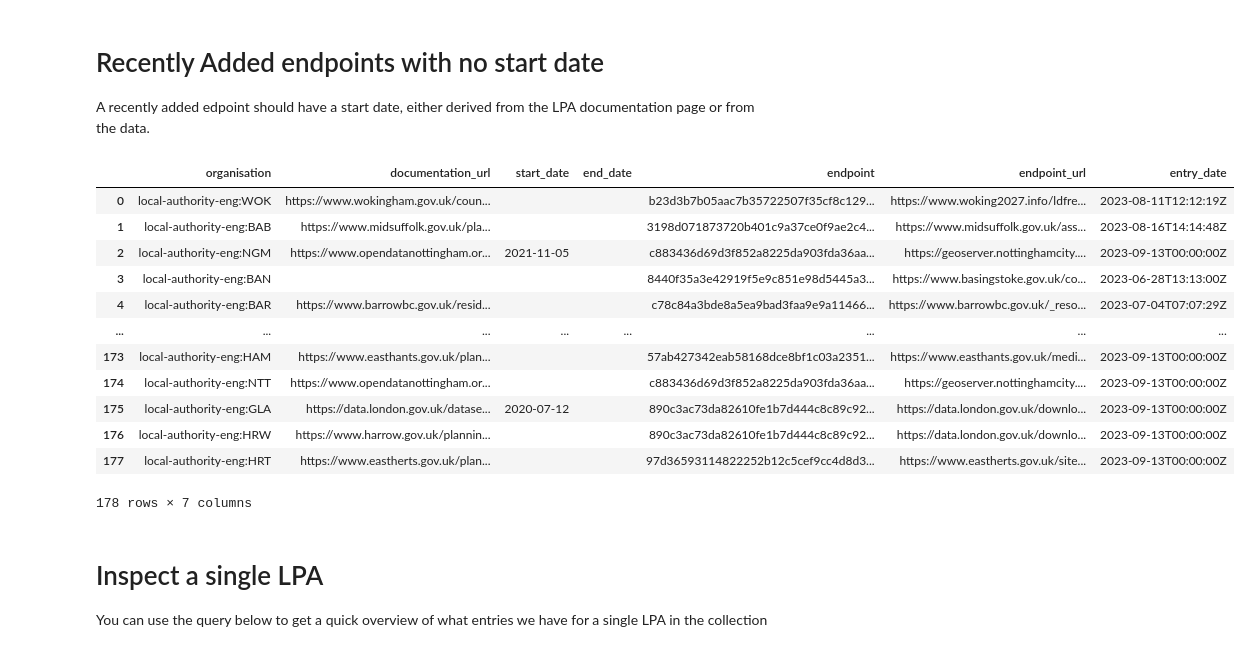
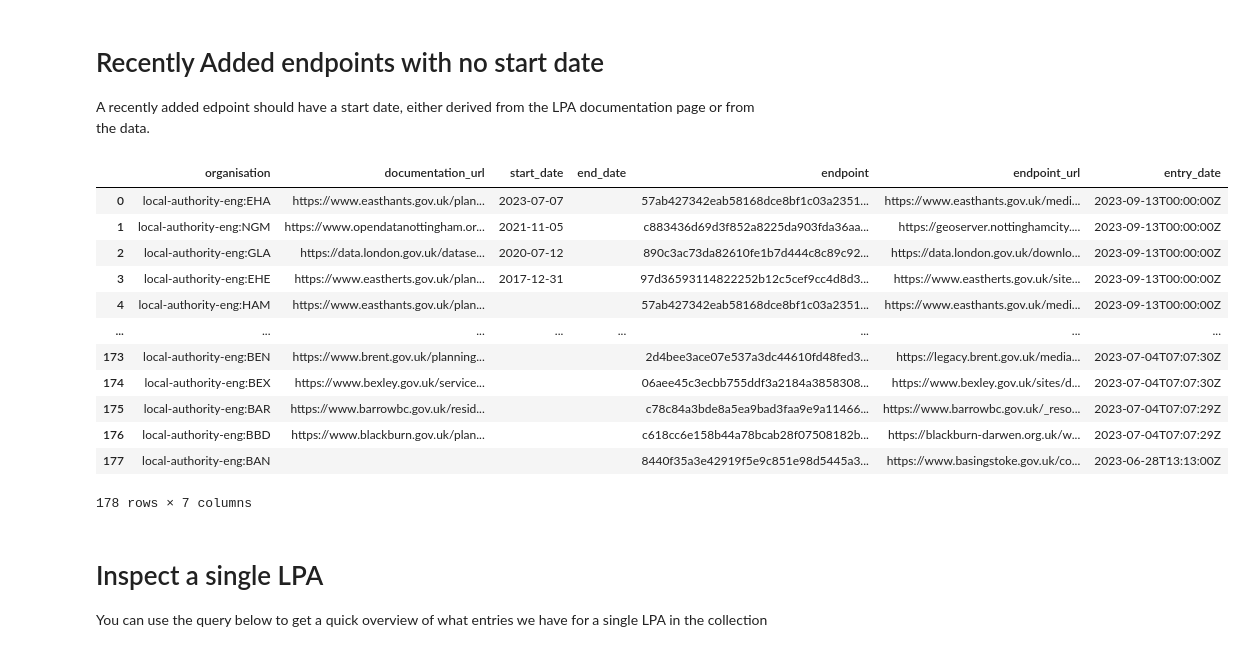
Before and after one commit to digital-land/jupyter-analysis, a Jupyter notebook: service_report/endpoints_stale.ipynb, the cells around one changed output. Cells and saved outputs as stored; diff of their text form; code cells hidden in the pictures.

```diff
--- a/service_report/endpoints_stale.ipynb
+++ b/service_report/endpoints_stale.ipynb
@@ -32,12 +28,13 @@ import sqlite3
 # %%
 datasette_url = "https://datasette.planning.data.gov.uk/"
 
-source_file = "/mnt/c/Users/MarkSmith/Downloads/digital-land-2023-10-05.sqlite3" # or whatever you called your download.
-dest_file=  "/mnt/c/Users/MarkSmith/Downloads/entity_2023_10_14_crosstab.csv" # or wherever you want your output
+source_file = "/mnt/c/Users/MarkSmith/Downloads/digital-land_2023)10_26.sqlite3" # or whatever you called your download.
+dest_file=  "/mnt/c/Users/MarkSmith/Downloads/entity_2023_10_26_crosstab.csv" # or wherever you want your output
 
 collection = "brownfield-land"
 staleness_days=365*3
-
+current_year = "2023"
+viewName = F"{collection}_{current_year}".replace("-", "_")
 
 cnx = sqlite3.connect(source_file)
 
@@ -160,30 +185,31 @@ A recently added edpoint should have a start date, either derived from the LPA d
 # %%
 recent_entry_cutoff= "2023-06-01"
 
 sql = F"""
-    select src.organisation, src.documentation_url,  src.start_date, src.end_date, ep.endpoint, ep.endpoint_url, ep.entry_date
+    select src.organisation, src.documentation_url,  src.start_date as start_date, src.end_date, ep.endpoint, ep.endpoint_url, ep.entry_date as entry_date
 	from source src
 	inner join endpoint ep on ep.endpoint = src.endpoint
 	and src.collection = "{collection}"
 	and ep.entry_date >= "{recent_entry_cutoff}"
 	and ep.start_date = ""
     and src.end_date = ""
+    order by entry_date DESC, start_date DESC
     """
 
 query_datasette(sql)
 # %% [output]
 |  | organisation | documentation_url | start_date | end_date | endpoint | endpoint_url | entry_date |
-| 0 | local-authority-eng:WOK | https://www.wokingham.gov.uk/coun... |  |  | b23d3b7b05aac7b35722507f35cf8c129... | https://www.woking2027.info/ldfre... | 2023-08-11T12:12:19Z |
-| 1 | local-authority-eng:BAB | https://www.midsuffolk.gov.uk/pla... |  |  | 3198d071873720b401c9a37ce0f9ae2c4... | https://www.midsuffolk.gov.uk/ass... | 2023-08-16T14:14:48Z |
-| 2 | local-authority-eng:NGM | https://www.opendatanottingham.or... | 2021-11-05 |  | c883436d69d3f852a8225da903fda36aa... | https://geoserver.nottinghamcity.... | 2023-09-13T00:00:00Z |
-| 3 | local-authority-eng:BAN |  |  |  | 8440f35a3e42919f5e9c851e98d5445a3... | https://www.basingstoke.gov.uk/co... | 2023-06-28T13:13:00Z |
-| 4 | local-authority-eng:BAR | https://www.barrowbc.gov.uk/resid... |  |  | c78c84a3bde8a5ea9bad3faa9e9a11466... | https://www.barrowbc.gov.uk/_reso... | 2023-07-04T07:07:29Z |
+| 0 | local-authority-eng:EHA | https://www.easthants.gov.uk/plan... | 2023-07-07 |  | 57ab427342eab58168dce8bf1c03a2351... | https://www.easthants.gov.uk/medi... | 2023-09-13T00:00:00Z |
+| 1 | local-authority-eng:NGM | https://www.opendatanottingham.or... | 2021-11-05 |  | c883436d69d3f852a8225da903fda36aa... | https://geoserver.nottinghamcity.... | 2023-09-13T00:00:00Z |
+| 2 | local-authority-eng:GLA | https://data.london.gov.uk/datase... | 2020-07-12 |  | 890c3ac73da82610fe1b7d444c8c89c92... | https://data.london.gov.uk/downlo... | 2023-09-13T00:00:00Z |
+| 3 | local-authority-eng:EHE | https://www.eastherts.gov.uk/plan... | 2017-12-31 |  | 97d36593114822252b12c5cef9cc4d8d3... | https://www.eastherts.gov.uk/site... | 2023-09-13T00:00:00Z |
+| 4 | local-authority-eng:HAM | https://www.easthants.gov.uk/plan... |  |  | 57ab427342eab58168dce8bf1c03a2351... | https://www.easthants.gov.uk/medi... | 2023-09-13T00:00:00Z |
 | ... | ... | ... | ... | ... | ... | ... | ... |
-| 173 | local-authority-eng:HAM | https://www.easthants.gov.uk/plan... |  |  | 57ab427342eab58168dce8bf1c03a2351... | https://www.easthants.gov.uk/medi... | 2023-09-13T00:00:00Z |
-| 174 | local-authority-eng:NTT | https://www.opendatanottingham.or... |  |  | c883436d69d3f852a8225da903fda36aa... | https://geoserver.nottinghamcity.... | 2023-09-13T00:00:00Z |
-| 175 | local-authority-eng:GLA | https://data.london.gov.uk/datase... | 2020-07-12 |  | 890c3ac73da82610fe1b7d444c8c89c92... | https://data.london.gov.uk/downlo... | 2023-09-13T00:00:00Z |
-| 176 | local-authority-eng:HRW | https://www.harrow.gov.uk/plannin... |  |  | 890c3ac73da82610fe1b7d444c8c89c92... | https://data.london.gov.uk/downlo... | 2023-09-13T00:00:00Z |
-| 177 | local-authority-eng:HRT | https://www.eastherts.gov.uk/plan... |  |  | 97d36593114822252b12c5cef9cc4d8d3... | https://www.eastherts.gov.uk/site... | 2023-09-13T00:00:00Z |
+| 173 | local-authority-eng:BEN | https://www.brent.gov.uk/planning... |  |  | 2d4bee3ace07e537a3dc44610fd48fed3... | https://legacy.brent.gov.uk/media... | 2023-07-04T07:07:30Z |
+| 174 | local-authority-eng:BEX | https://www.bexley.gov.uk/service... |  |  | 06aee45c3ecbb755ddf3a2184a3858308... | https://www.bexley.gov.uk/sites/d... | 2023-07-04T07:07:30Z |
+| 175 | local-authority-eng:BAR | https://www.barrowbc.gov.uk/resid... |  |  | c78c84a3bde8a5ea9bad3faa9e9a11466... | https://www.barrowbc.gov.uk/_reso... | 2023-07-04T07:07:29Z |
+| 176 | local-authority-eng:BBD | https://www.blackburn.gov.uk/plan... |  |  | c618cc6e158b44a78bcab28f07508182b... | https://blackburn-darwen.org.uk/w... | 2023-07-04T07:07:29Z |
+| 177 | local-authority-eng:BAN |  |  |  | 8440f35a3e42919f5e9c851e98d5445a3... | https://www.basingstoke.gov.uk/co... | 2023-06-28T13:13:00Z |
 178 rows × 7 columns
 # %% [markdown]
 # Inspect a single LPA
```
Also changed, not shown: parts of 10 cells of this notebook, 3 other files.
